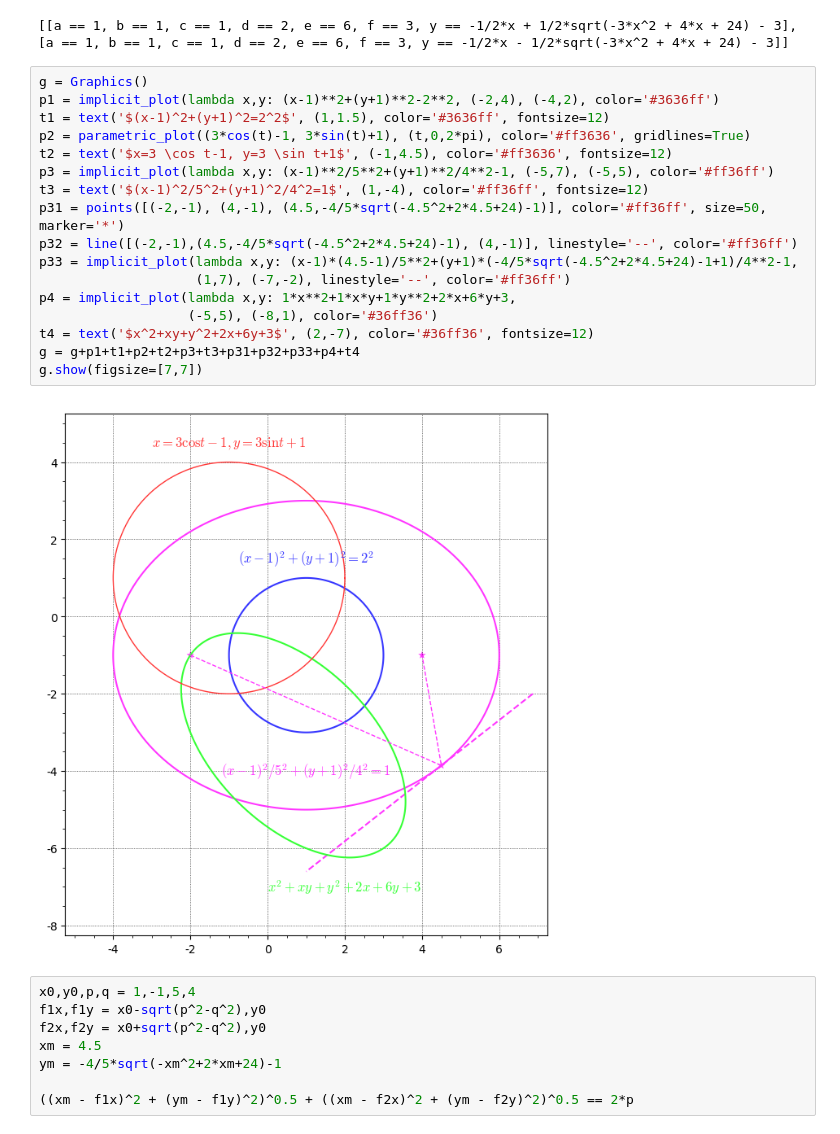
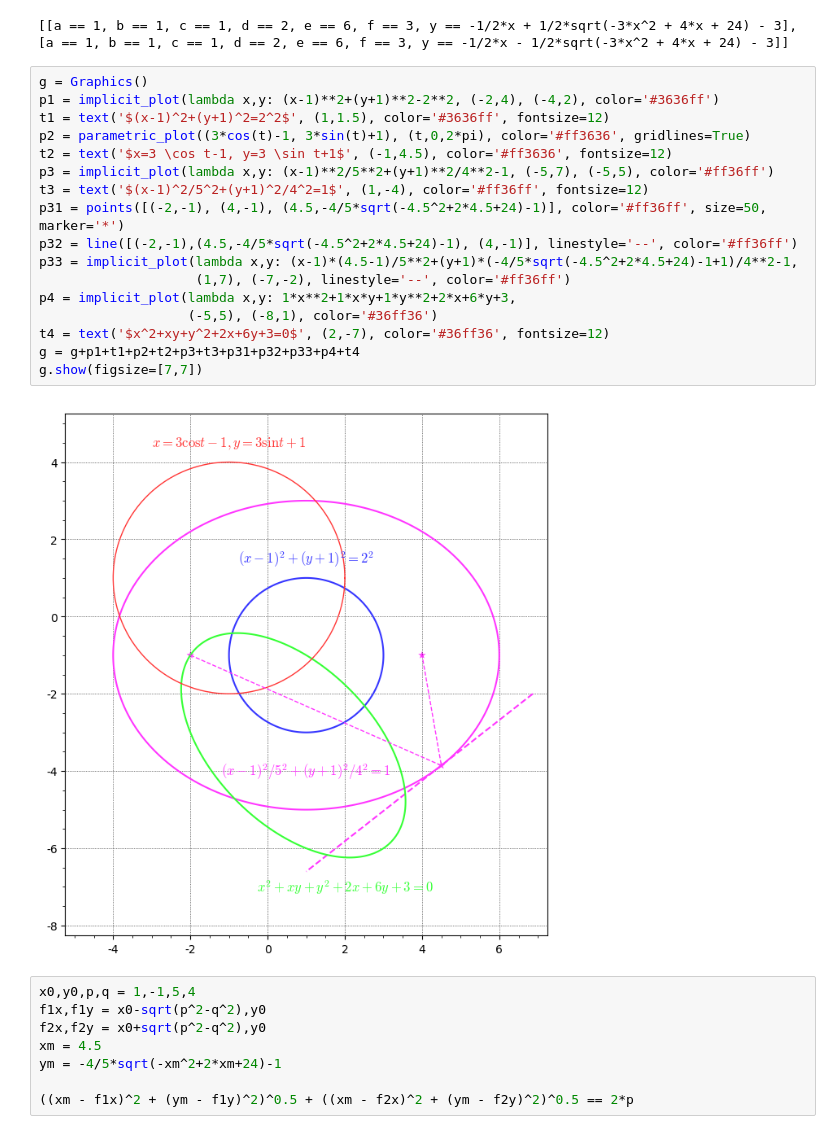
Before and after one commit to OlgaBelitskaya/linear_algebra_practice, a Jupyter notebook: work1_10.ipynb, the cells around one changed output. Saved outputs shown, nothing was run; the diff lists cells and outputs as text.

```diff
--- a/work1_10.ipynb
+++ b/work1_10.ipynb
@@ -128,22 +130,22 @@ solve([eq5, a==1, b==1, c==1, d==2, e==6, f==3], a,b,c,d,e,f,y)
 # %%
 g = Graphics()
 p1 = implicit_plot(lambda x,y: (x-1)**2+(y+1)**2-2**2, (-2,4), (-4,2), color='#3636ff')
 t1 = text('$(x-1)^2+(y+1)^2=2^2$', (1,1.5), color='#3636ff', fontsize=12)
 p2 = parametric_plot((3*cos(t)-1, 3*sin(t)+1), (t,0,2*pi), color='#ff3636', gridlines=True)
 t2 = text('$x=3 \cos t-1, y=3 \sin t+1$', (-1,4.5), color='#ff3636', fontsize=12)
 p3 = implicit_plot(lambda x,y: (x-1)**2/5**2+(y+1)**2/4**2-1, (-5,7), (-5,5), color='#ff36ff')
 t3 = text('$(x-1)^2/5^2+(y+1)^2/4^2=1$', (1,-4), color='#ff36ff', fontsize=12)
 p31 = points([(-2,-1), (4,-1), (4.5,-4/5*sqrt(-4.5^2+2*4.5+24)-1)], color='#ff36ff', size=50, marker='*')
 p32 = line([(-2,-1),(4.5,-4/5*sqrt(-4.5^2+2*4.5+24)-1), (4,-1)], linestyle='--', color='#ff36ff')
 p33 = implicit_plot(lambda x,y: (x-1)*(4.5-1)/5**2+(y+1)*(-4/5*sqrt(-4.5^2+2*4.5+24)-1+1)/4**2-1,
                     (1,7), (-7,-2), linestyle='--', color='#ff36ff')
 p4 = implicit_plot(lambda x,y: 1*x**2+1*x*y+1*y**2+2*x+6*y+3,
                    (-5,5), (-8,1), color='#36ff36')
-t4 = text('$x^2+xy+y^2+2x+6y+3$', (2,-7), color='#36ff36', fontsize=12)
+t4 = text('$x^2+xy+y^2+2x+6y+3=0$', (2,-7), color='#36ff36', fontsize=12)
 g = g+p1+t1+p2+t2+p3+t3+p31+p32+p33+p4+t4
 g.show(figsize=[7,7])
 # %% [output]
-[figure, old version]
+[figure, new version]
 # %%
 x0,y0,p,q = 1,-1,5,4
 f1x,f1y = x0-sqrt(p^2-q^2),y0
```
Also changed, not shown: parts of 24 cells of this notebook.
